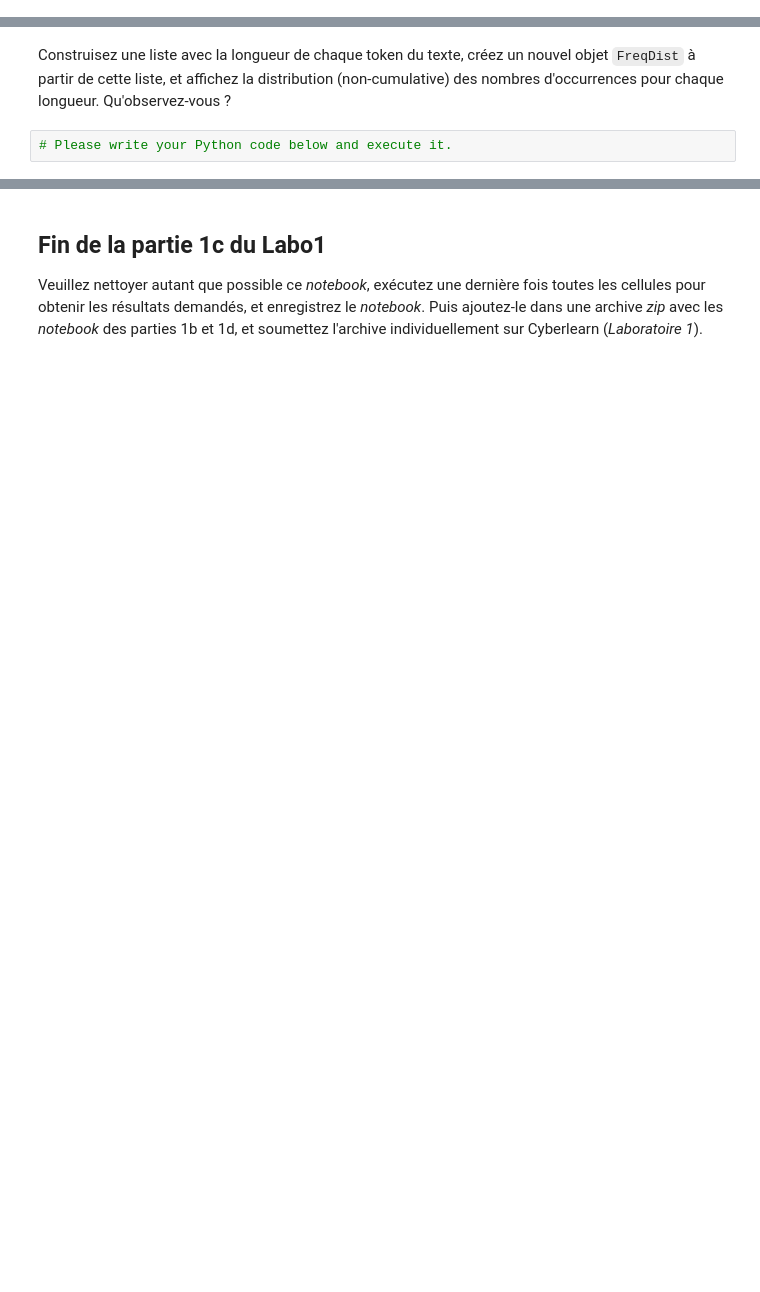
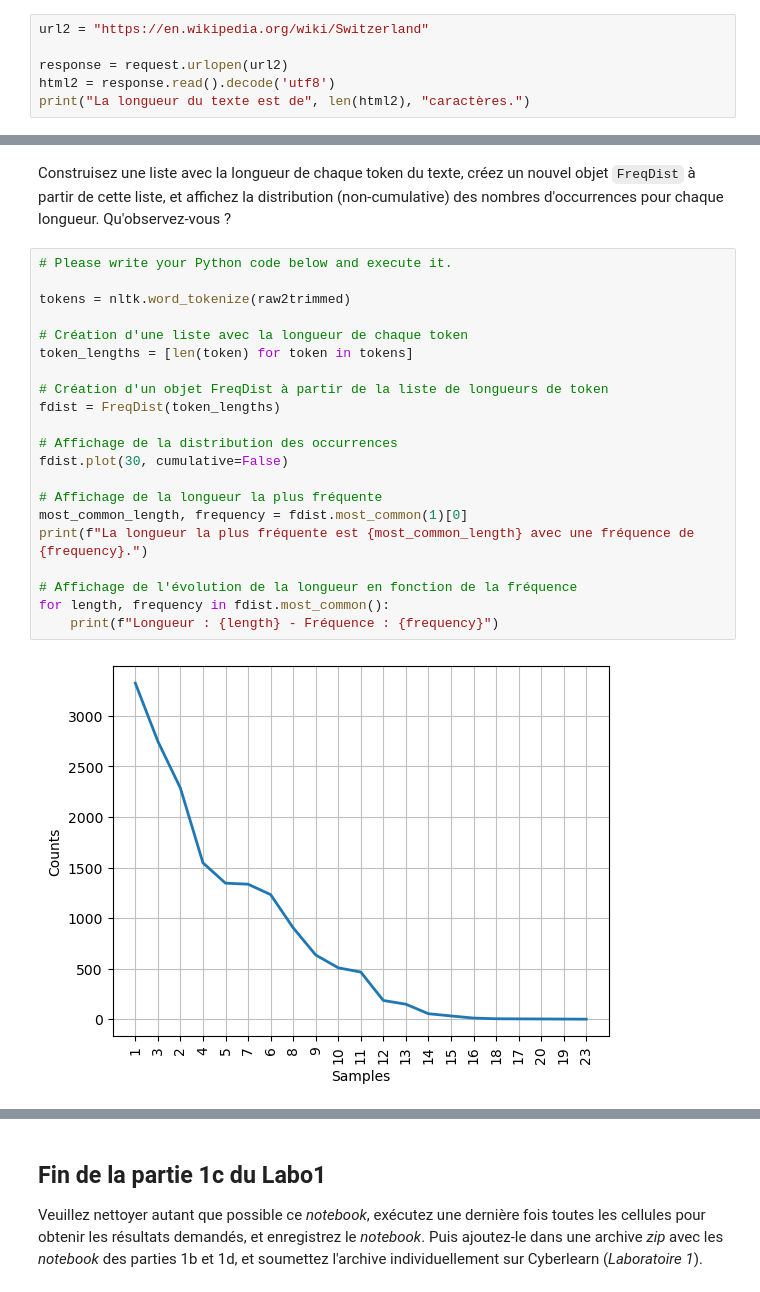
Before and after one commit to ODAncona/tal_lab, a Jupyter notebook: labo1/TAL_Labo1c_dancona_maier.ipynb, the cells around one changed output, grey strips where cells are left out. Drawn from its saved outputs; the diff is of its cells as text; blank space fills up the shorter version.

```diff
--- a/labo1/TAL_Labo1c_dancona_maier.ipynb
+++ b/labo1/TAL_Labo1c_dancona_maier.ipynb
@@ -16,0 +17,6 @@ url2 = "https://en.wikipedia.org/wiki/Switzerland"
+# %%
+url2 = "https://en.wikipedia.org/wiki/Switzerland"
+
+response = request.urlopen(url2)
+html2 = response.read().decode('utf8')
+print("La longueur du texte est de", len(html2), "caractères.")
@@ -60,4 +169,25 @@ Affichez le graphique cumulatif du nombre d'occurrences des 70 mots les plus fr
 # %% [markdown]
 Construisez une liste avec la longueur de chaque token du texte, créez un nouvel objet `FreqDist` à partir de cette liste, et affichez la distribution (non-cumulative) des nombres d'occurrences pour chaque longueur.  Qu'observez-vous ?
-# %%
-# Please write your Python code below and execute it.
+# %%
+# Please write your Python code below and execute it.
+
+tokens = nltk.word_tokenize(raw2trimmed)
+
+# Création d'une liste avec la longueur de chaque token
+token_lengths = [len(token) for token in tokens]
+
+# Création d'un objet FreqDist à partir de la liste de longueurs de token
+fdist = FreqDist(token_lengths)
+
+# Affichage de la distribution des occurrences
+fdist.plot(30, cumulative=False)
+
+# Affichage de la longueur la plus fréquente
+most_common_length, frequency = fdist.most_common(1)[0]
+print(f"La longueur la plus fréquente est {most_common_length} avec une fréquence de {frequency}.")
+
+# Affichage de l'évolution de la longueur en fonction de la fréquence
+for length, frequency in fdist.most_common():
+    print(f"Longueur : {length} - Fréquence : {frequency}")
+# %% [output]
+[figure, added]
```
Also changed, not shown: parts of 20 cells of this notebook, 1 other file.
